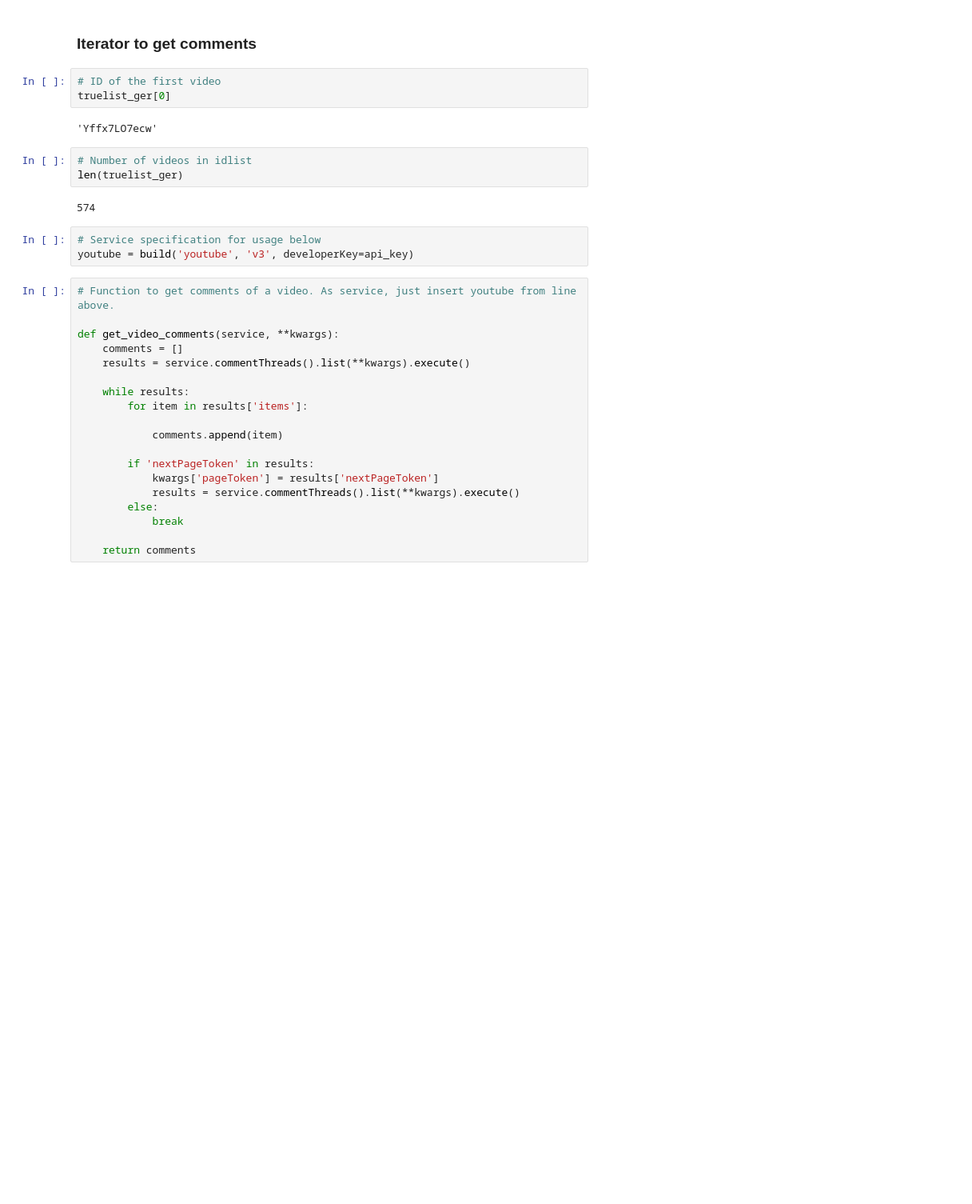
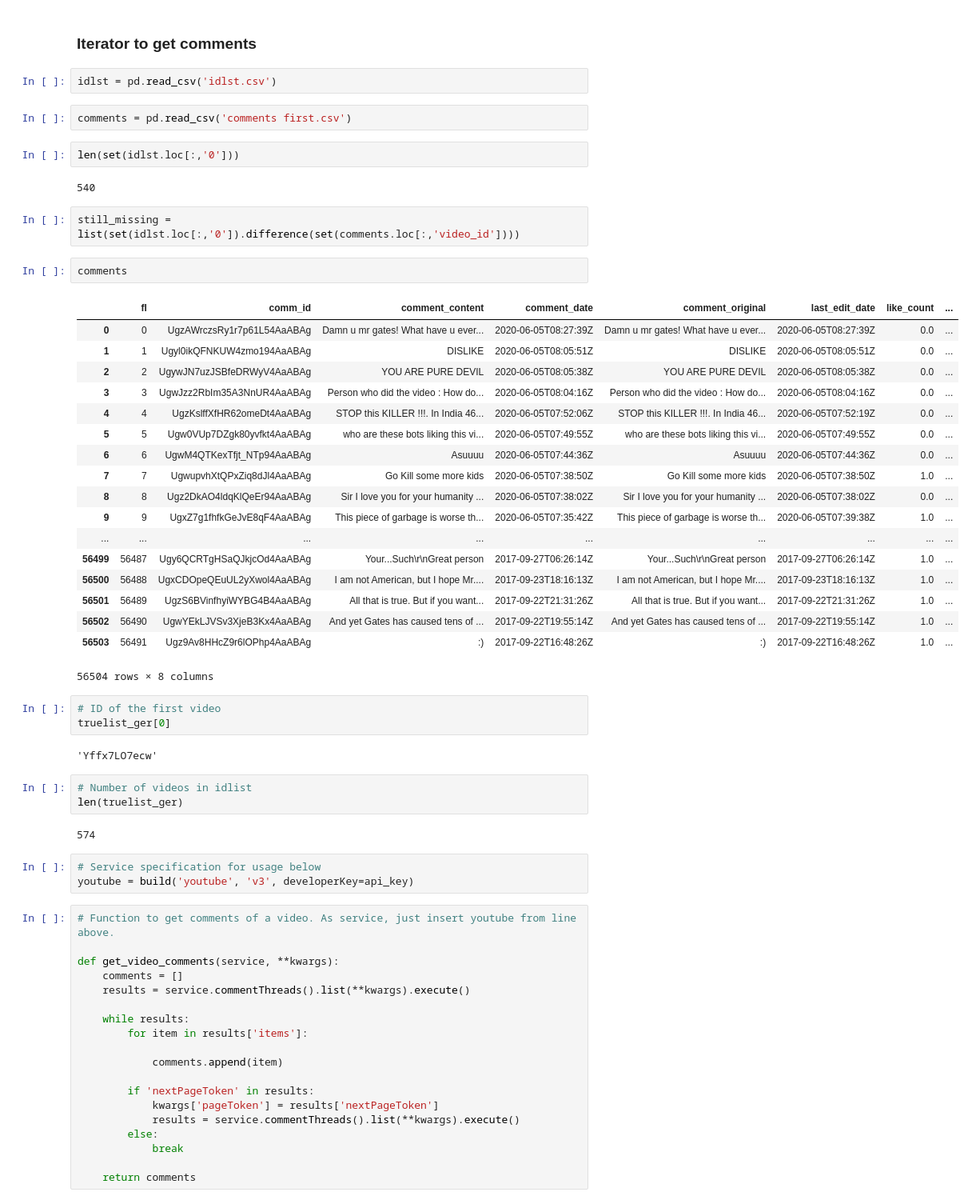
Before and after one commit to Projekt-Textanalyse/DataRetrieval, a Jupyter notebook: Retreival Code.ipynb, the cells around one changed output. Shown at 80% size. Saved outputs shown, nothing was run; the diff lists cells and outputs as text; blank space fills up the shorter version.

Commit message:
from 50k to 80 k comments

```diff
--- a/Retreival Code.ipynb
+++ b/Retreival Code.ipynb
@@ -195,5 +193,36 @@ print(len(truelist_ger))
 # %% [markdown]
 ### Iterator to get comments
+# %%
+idlst = pd.read_csv('idlst.csv')
+# %%
+comments = pd.read_csv('comments first.csv')
+# %%
+len(set(idlst.loc[:,'0']))
+# %% [output]
+540
+# %%
+still_missing = list(set(idlst.loc[:,'0']).difference(set(comments.loc[:,'video_id'])))
+# %%
+comments
+# %% [output]
+|  | fl | comm_id | comment_content | comment_date | comment_original | last_edit_date | like_count | ... |
+| 0 | 0 | UgzAWrczsRy1r7p61L54AaABAg | Damn u mr gates! What have u ever... | 2020-06-05T08:27:39Z | Damn u mr gates! What have u ever... | 2020-06-05T08:27:39Z | 0.0 | ... |
+| 1 | 1 | Ugyl0ikQFNKUW4zmo194AaABAg | DISLIKE | 2020-06-05T08:05:51Z | DISLIKE | 2020-06-05T08:05:51Z | 0.0 | ... |
+| 2 | 2 | UgywJN7uzJSBfeDRWyV4AaABAg | YOU ARE PURE DEVIL | 2020-06-05T08:05:38Z | YOU ARE PURE DEVIL | 2020-06-05T08:05:38Z | 0.0 | ... |
+| 3 | 3 | UgwJzz2RbIm35A3NnUR4AaABAg | Person who did the video : How do... | 2020-06-05T08:04:16Z | Person who did the video : How do... | 2020-06-05T08:04:16Z | 0.0 | ... |
+| 4 | 4 | UgzKslffXfHR62omeDt4AaABAg | STOP this KILLER !!!. In India 46... | 2020-06-05T07:52:06Z | STOP this KILLER !!!. In India 46... | 2020-06-05T07:52:19Z | 0.0 | ... |
+| 5 | 5 | Ugw0VUp7DZgk80yvfkt4AaABAg | who are these bots liking this vi... | 2020-06-05T07:49:55Z | who are these bots liking this vi... | 2020-06-05T07:49:55Z | 0.0 | ... |
+| 6 | 6 | UgwM4QTKexTfjt_NTp94AaABAg | Asuuuu | 2020-06-05T07:44:36Z | Asuuuu | 2020-06-05T07:44:36Z | 0.0 | ... |
+| 7 | 7 | UgwupvhXtQPxZiq8dJl4AaABAg | Go Kill some more kids | 2020-06-05T07:38:50Z | Go Kill some more kids | 2020-06-05T07:38:50Z | 1.0 | ... |
+| 8 | 8 | Ugz2DkAO4ldqKlQeEr94AaABAg | Sir I love you for your humanity ... | 2020-06-05T07:38:02Z | Sir I love you for your humanity ... | 2020-06-05T07:38:02Z | 0.0 | ... |
+| 9 | 9 | UgxZ7g1fhfkGeJvE8qF4AaABAg | This piece of garbage is worse th... | 2020-06-05T07:35:42Z | This piece of garbage is worse th... | 2020-06-05T07:39:38Z | 1.0 | ... |
+| ... | ... | ... | ... | ... | ... | ... | ... | ... |
+| 56499 | 56487 | Ugy6QCRTgHSaQJkjcOd4AaABAg | Your...Such\r\nGreat person | 2017-09-27T06:26:14Z | Your...Such\r\nGreat person | 2017-09-27T06:26:14Z | 1.0 | ... |
+| 56500 | 56488 | UgxCDOpeQEuUL2yXwol4AaABAg | I am not American, but I hope Mr.... | 2017-09-23T18:16:13Z | I am not American, but I hope Mr.... | 2017-09-23T18:16:13Z | 1.0 | ... |
+| 56501 | 56489 | UgzS6BVinfhyiWYBG4B4AaABAg | All that is true. But if you want... | 2017-09-22T21:31:26Z | All that is true. But if you want... | 2017-09-22T21:31:26Z | 1.0 | ... |
+| 56502 | 56490 | UgwYEkLJVSv3XjeB3Kx4AaABAg | And yet Gates has caused tens of ... | 2017-09-22T19:55:14Z | And yet Gates has caused tens of ... | 2017-09-22T19:55:14Z | 1.0 | ... |
+| 56503 | 56491 | Ugz9Av8HHcZ9r6lOPhp4AaABAg | :) | 2017-09-22T16:48:26Z | :) | 2017-09-22T16:48:26Z | 1.0 | ... |
+56504 rows × 8 columns
 # %%
 # ID of the first video
 truelist_ger[0]
```
Also changed, not shown: parts of 7 cells of this notebook, 7 other files.
